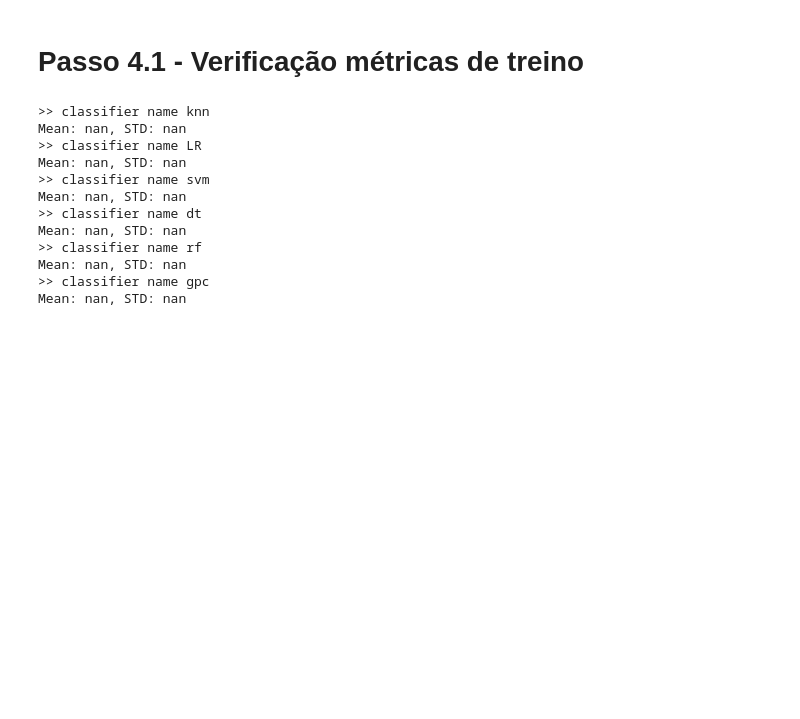
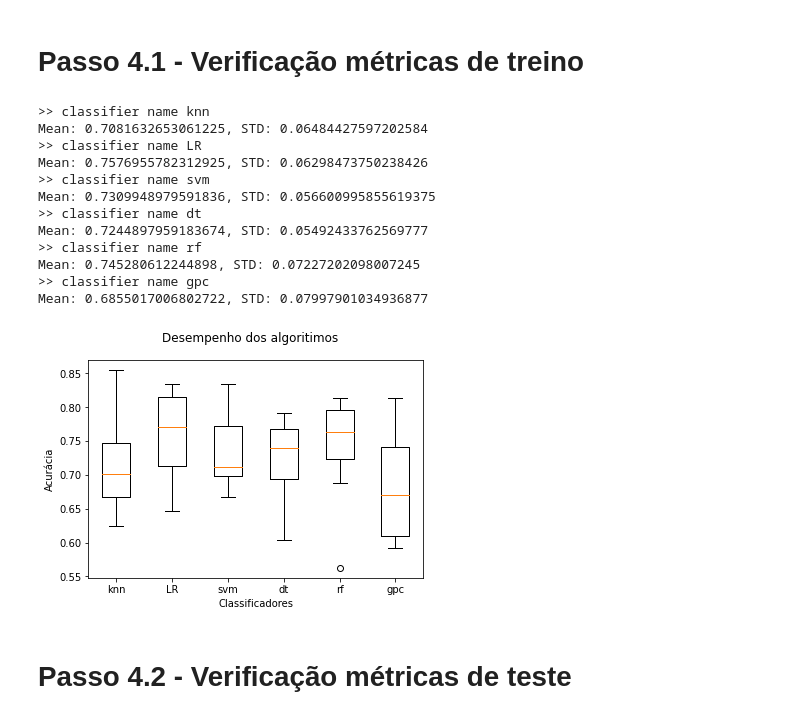
Before and after one commit to kaiovcsouza/Credit-approval, a Jupyter notebook: notebook/modelagem.ipynb, the cells around one changed output. Drawn from its saved outputs; the diff is of its cells as text; code cells hidden in the pictures; blank space fills up the shorter version.

Commit message:
Classificadores

```diff
--- a/notebook/modelagem.ipynb
+++ b/notebook/modelagem.ipynb
@@ -124,46 +141,46 @@ x_train, x_test, y_train, y_test = train_test_split(x, y, test_size=.3, stratify
 # %%
 def build_classifiers():
 
-    classifers = []
+    classifiers = []
 
-    classifers.append(
+    classifiers.append(
         ('knn',                              # nome do classificador
         KNeighborsClassifier(),             # instacia do classificador
         {'n_neighbors': range(1, 33, 2)})    # Hyperparamentro
     )
 
-    classifers.append(
+    classifiers.append(
         ('LR',
-        LogisticRegression(max_iter=1000),
+        (max_iter=1000),
         {'penalty': ['l2'], 'C':[100,10,1,0.1,0.01]})
     )
 
-    classifers.append(
+    classifiers.append(
         ('svm',
         SVC(),
-        {'kernel': ['linear', 'rbf'], 'C':[2**(-5), 1, 2**5, 2**10],
+        {'kernel': ['rbf'], 'C':[2**(-5), 1, 2**5, 2**10],
         'gamma': [2**(-15), 2**(-10), 2**(-5), 1, 2**5]})
     )
 
-    classifers.append(
+    classifiers.append(
         ('dt',
         DecisionTreeClassifier(),
         {'max_depth':[2, 4, 6, 8, 10, 12]})
     )
 
-    classifers.append(
+    classifiers.append(
         ('rf',
         RandomForestClassifier(),
         {'n_estimators':[10, 50, 100,]})
     )
 
-    classifers.append(
+    classifiers.append(
         ('gpc',
         GaussianProcessClassifier(),
         {'kernel':[1.0 * RBF(1.0)]})
     )
 
-    return classifers
+    return classifiers
 # %% [markdown]
 # Passo 4.1 - Verificação métricas de treino
 # %%
@@ -171,7 +188,7 @@ classifiers = build_classifiers()
 results = []
 names = []
 for name, model, parameters in classifiers:
-    print('>> classifier name {}'.format(name))
+    print(f'>> classifier name {name}')
     gs = GridSearchCV(estimator=model, param_grid=parameters, refit=True, verbose=0)
     kf = KFold(n_splits=10, shuffle=True, random_state=RANDOM_STATE)
     cv = cross_val_score(gs, x_train, y_train, cv=kf, scoring='accuracy')
@@ -180,14 +197,26 @@ for name, model, parameters in classifiers:
     names.append(name)
 # %% [output]
 >> classifier name knn
-Mean: nan, STD: nan
+Mean: 0.7081632653061225, STD: 0.06484427597202584
 >> classifier name LR
-Mean: nan, STD: nan
+Mean: 0.7576955782312925, STD: 0.06298473750238426
 >> classifier name svm
-Mean: nan, STD: nan
+Mean: 0.7309948979591836, STD: 0.056600995855619375
 >> classifier name dt
-Mean: nan, STD: nan
+Mean: 0.7244897959183674, STD: 0.05492433762569777
 >> classifier name rf
-Mean: nan, STD: nan
+Mean: 0.745280612244898, STD: 0.07227202098007245
 >> classifier name gpc
-Mean: nan, STD: nan
+Mean: 0.6855017006802722, STD: 0.07997901034936877
+# %%
+fig, ax = plt.subplots()
+fig.suptitle('Desempenho dos algoritimos')
+plt.boxplot(results)
+ax.set_xticklabels(names)
+ax.set_ylabel('Acurácia')
+ax.set_xlabel('Classificadores')
+plt.show()
+# %% [output]
+[figure, added]
+# %% [markdown]
+# Passo 4.2 - Verificação métricas de teste
```
Also changed, not shown: parts of 12 cells of this notebook.
